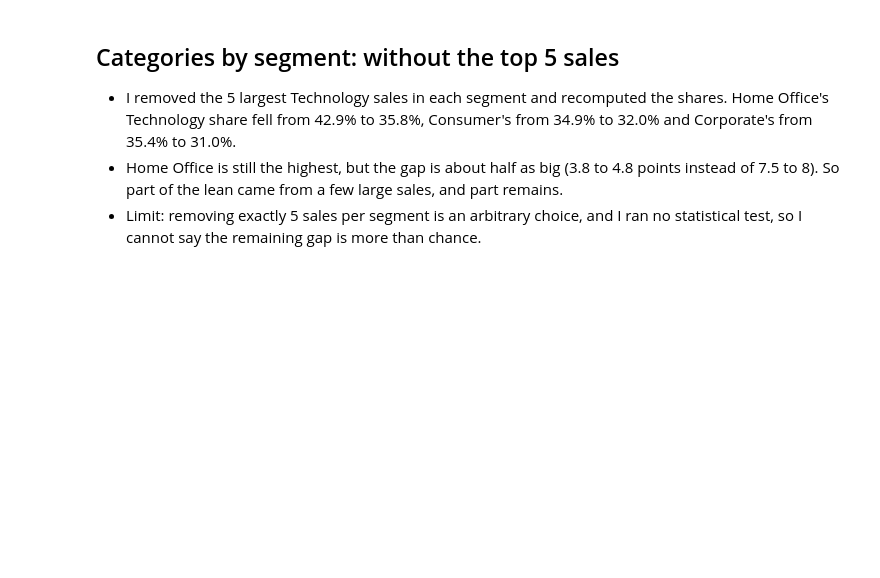
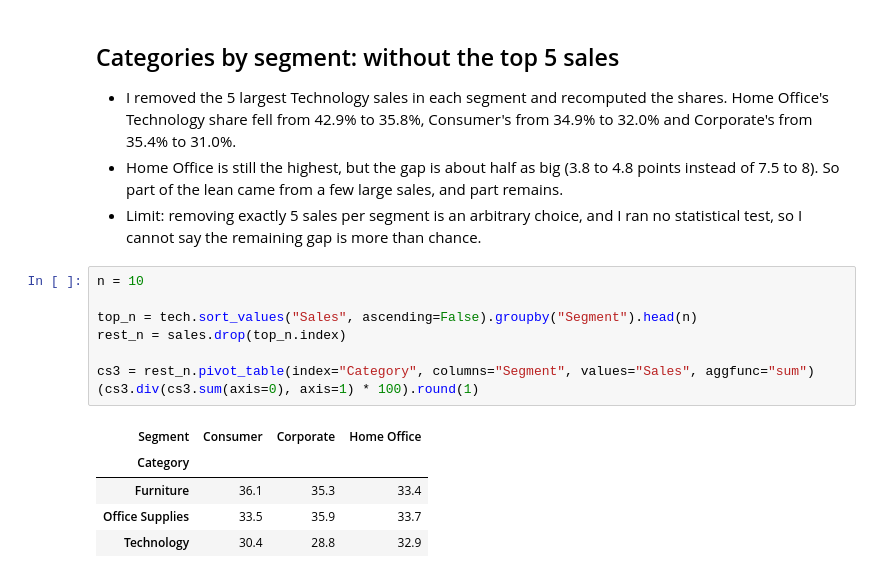
Before and after one commit to Bilal-data/superstore-sales-analysis, a Jupyter notebook: superstore_sales_analysis.ipynb, the cells around one changed output. Cells and saved outputs as stored; diff of their text form; blank space fills up the shorter version.

Commit message:
Add Technology check without top 10 sales

```diff
--- a/superstore_sales_analysis.ipynb
+++ b/superstore_sales_analysis.ipynb
@@ -362,3 +362,17 @@ cs2 = rest.pivot_table(index="Category", columns="Segment", values="Sales", aggf
 - I removed the 5 largest Technology sales in each segment and recomputed the shares. Home Office's Technology share fell from 42.9% to 35.8%, Consumer's from 34.9% to 32.0% and Corporate's from 35.4% to 31.0%.
 - Home Office is still the highest, but the gap is about half as big (3.8 to 4.8 points instead of 7.5 to 8). So part of the lean came from a few large sales, and part remains.
 - Limit: removing exactly 5 sales per segment is an arbitrary choice, and I ran no statistical test, so I cannot say the remaining gap is more than chance.
+# %%
+n = 10
+
+top_n = tech.sort_values("Sales", ascending=False).groupby("Segment").head(n)
+rest_n = sales.drop(top_n.index)
+
+cs3 = rest_n.pivot_table(index="Category", columns="Segment", values="Sales", aggfunc="sum")
+(cs3.div(cs3.sum(axis=0), axis=1) * 100).round(1)
+# %% [output]
+| Segment | Consumer | Corporate | Home Office |
+| Category |  |  |  |
+| Furniture | 36.1 | 35.3 | 33.4 |
+| Office Supplies | 33.5 | 35.9 | 33.7 |
+| Technology | 30.4 | 28.8 | 32.9 |
```
Also changed, not shown: parts of 2 cells of this notebook.
